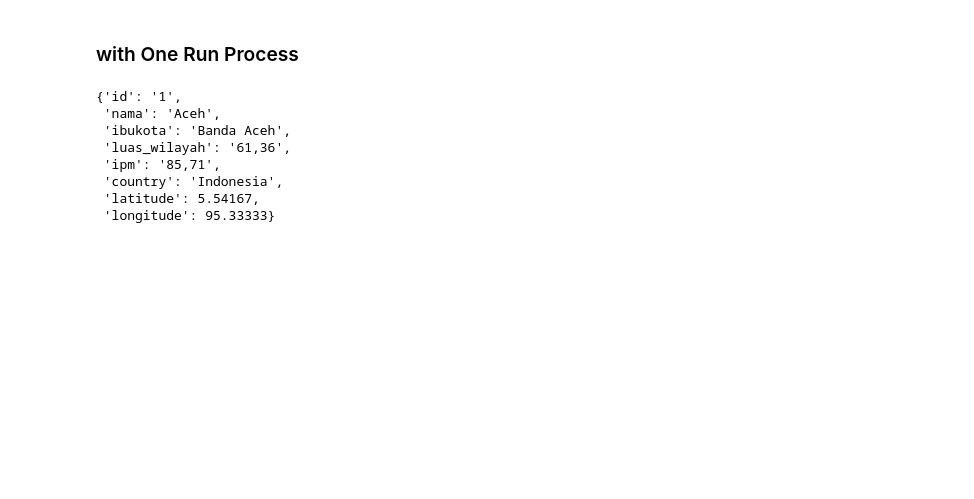
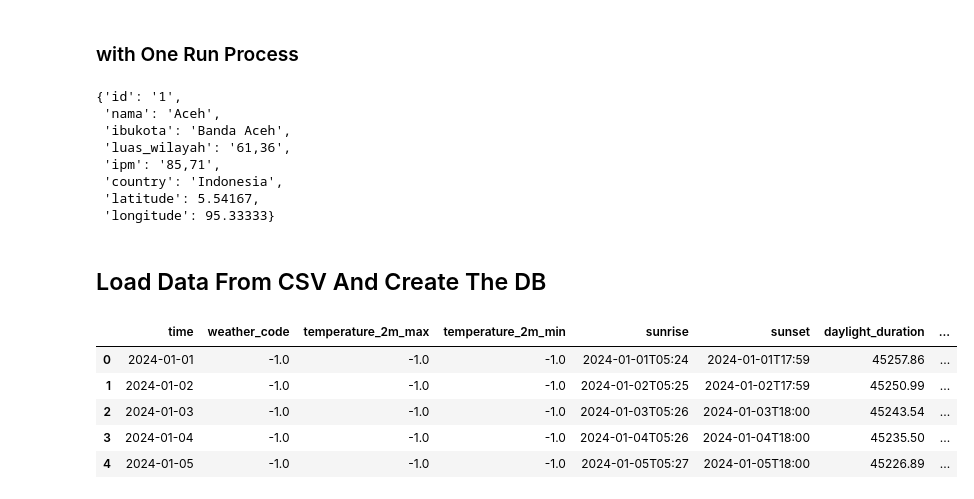
Before and after one commit to sadewa25/gatotkaca-ai, a Jupyter notebook: preprocessing_cities.ipynb, the cells around one changed output. Drawn from its saved outputs; the diff is of its cells as text; code cells hidden in the pictures; blank space fills up the shorter version.

```diff
--- a/preprocessing_cities.ipynb
+++ b/preprocessing_cities.ipynb
@@ -283,0 +279,12 @@ for index in range(len(indProv)):
+# %% [markdown]
+## Load Data From CSV And Create The DB
+# %%
+df_load_csv = pd.read_csv('temp/csv/14_Yogyakarta.csv')
+df_load_csv.head()
+# %% [output]
+|  | time | weather_code | temperature_2m_max | temperature_2m_min | sunrise | sunset | daylight_duration | ... |
+| 0 | 2024-01-01 | -1.0 | -1.0 | -1.0 | 2024-01-01T05:24 | 2024-01-01T17:59 | 45257.86 | ... |
+| 1 | 2024-01-02 | -1.0 | -1.0 | -1.0 | 2024-01-02T05:25 | 2024-01-02T17:59 | 45250.99 | ... |
+| 2 | 2024-01-03 | -1.0 | -1.0 | -1.0 | 2024-01-03T05:26 | 2024-01-03T18:00 | 45243.54 | ... |
+| 3 | 2024-01-04 | -1.0 | -1.0 | -1.0 | 2024-01-04T05:26 | 2024-01-04T18:00 | 45235.50 | ... |
+| 4 | 2024-01-05 | -1.0 | -1.0 | -1.0 | 2024-01-05T05:27 | 2024-01-05T18:00 | 45226.89 | ... |
```
Also changed, not shown: parts of 5 cells of this notebook, 2 other files.
